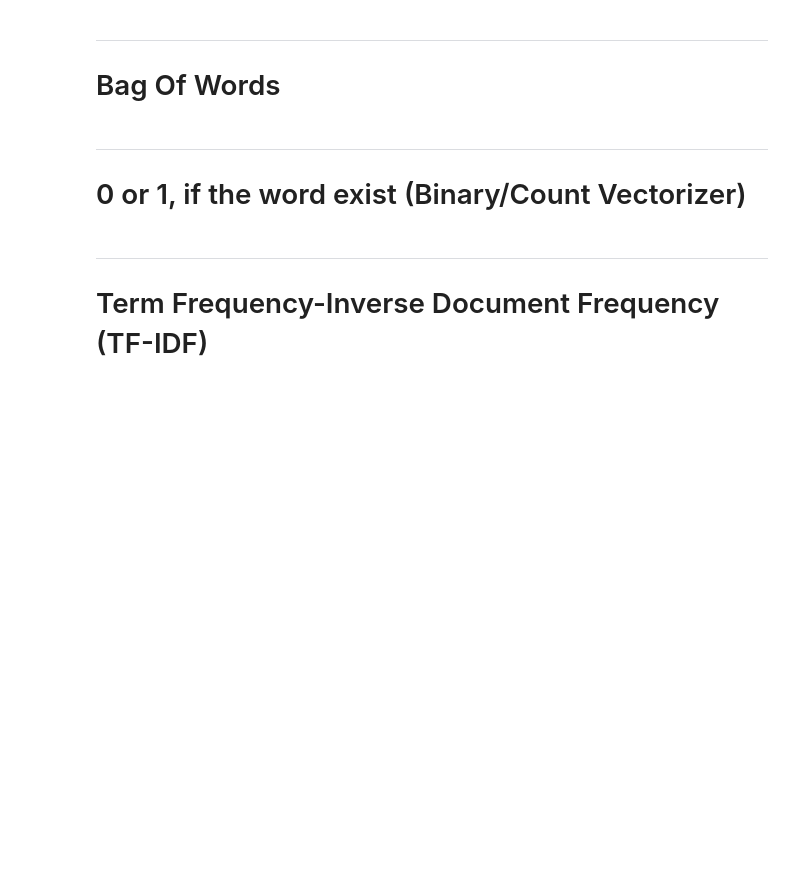
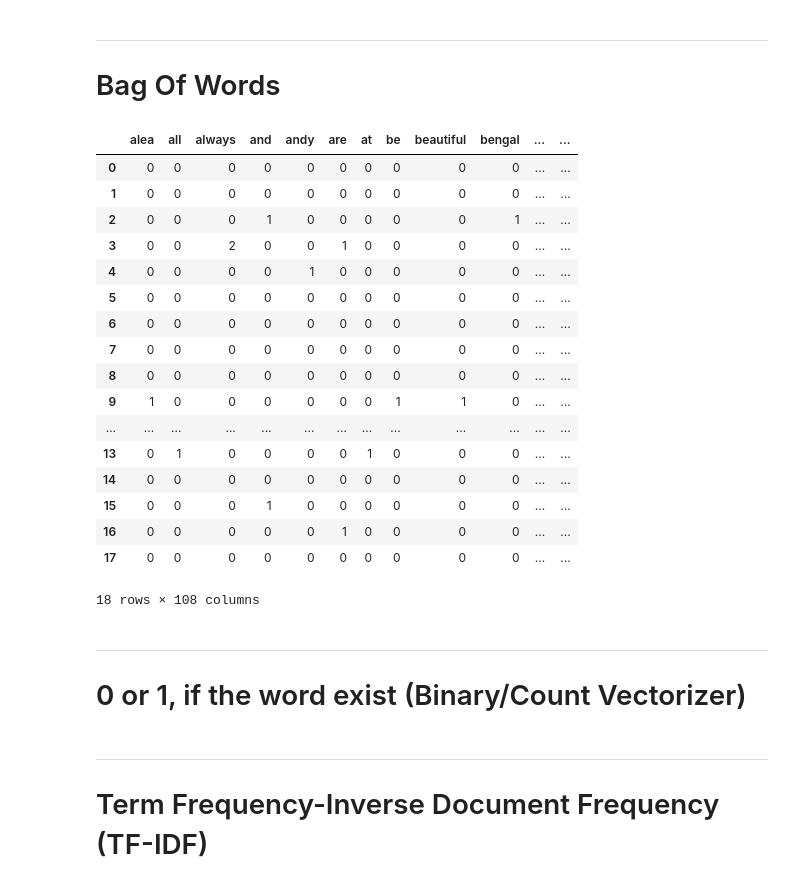
Before and after one commit to hasabir/Tweets_42, a Jupyter notebook: src/notbooks/vectorization.ipynb, the cells around one changed output. Saved outputs shown, nothing was run; the diff lists cells and outputs as text; code cells hidden in the pictures; blank space fills up the shorter version.

```diff
--- a/src/notbooks/vectorization.ipynb
+++ b/src/notbooks/vectorization.ipynb
@@ -20,27 +38,46 @@ data_set
 # %%
 from sklearn.feature_extraction.text import CountVectorizer
 
 vectorizer = CountVectorizer()
 
 import pandas as pd
 
 processed_data = Preprocessing.tokenization(data_set)
 
-text_data = processed_data['processed_tweet'].apply(lambda row: ' '.join(row))
+text_data = processed_data['processed_tweets'].apply(lambda row: ' '.join(row))
 
 bow_vector = vectorizer.fit_transform(text_data)
 
 
 transformed_output = vectorizer.transform(text_data)
 feature_names = vectorizer.get_feature_names_out()
 dense_output = transformed_output.todense()
 visulize_bow_vector = pd.DataFrame(
     dense_output,
     columns=feature_names,
     index=text_data.index
 )
 
 visulize_bow_vector
+# %% [output]
+|  | alea | all | always | and | andy | are | at | be | beautiful | bengal | ... | ... |
+| 0 | 0 | 0 | 0 | 0 | 0 | 0 | 0 | 0 | 0 | 0 | ... | ... |
+| 1 | 0 | 0 | 0 | 0 | 0 | 0 | 0 | 0 | 0 | 0 | ... | ... |
+| 2 | 0 | 0 | 0 | 1 | 0 | 0 | 0 | 0 | 0 | 1 | ... | ... |
+| 3 | 0 | 0 | 2 | 0 | 0 | 1 | 0 | 0 | 0 | 0 | ... | ... |
+| 4 | 0 | 0 | 0 | 0 | 1 | 0 | 0 | 0 | 0 | 0 | ... | ... |
+| 5 | 0 | 0 | 0 | 0 | 0 | 0 | 0 | 0 | 0 | 0 | ... | ... |
+| 6 | 0 | 0 | 0 | 0 | 0 | 0 | 0 | 0 | 0 | 0 | ... | ... |
+| 7 | 0 | 0 | 0 | 0 | 0 | 0 | 0 | 0 | 0 | 0 | ... | ... |
+| 8 | 0 | 0 | 0 | 0 | 0 | 0 | 0 | 0 | 0 | 0 | ... | ... |
+| 9 | 1 | 0 | 0 | 0 | 0 | 0 | 0 | 1 | 1 | 0 | ... | ... |
+| ... | ... | ... | ... | ... | ... | ... | ... | ... | ... | ... | ... | ... |
+| 13 | 0 | 1 | 0 | 0 | 0 | 0 | 1 | 0 | 0 | 0 | ... | ... |
+| 14 | 0 | 0 | 0 | 0 | 0 | 0 | 0 | 0 | 0 | 0 | ... | ... |
+| 15 | 0 | 0 | 0 | 1 | 0 | 0 | 0 | 0 | 0 | 0 | ... | ... |
+| 16 | 0 | 0 | 0 | 0 | 0 | 1 | 0 | 0 | 0 | 0 | ... | ... |
+| 17 | 0 | 0 | 0 | 0 | 0 | 0 | 0 | 0 | 0 | 0 | ... | ... |
+18 rows × 108 columns
 # %%
 import seaborn as sns
 import matplotlib.pyplot as plt
```
Also changed, not shown: parts of 3 cells of this notebook, 12 other files.
